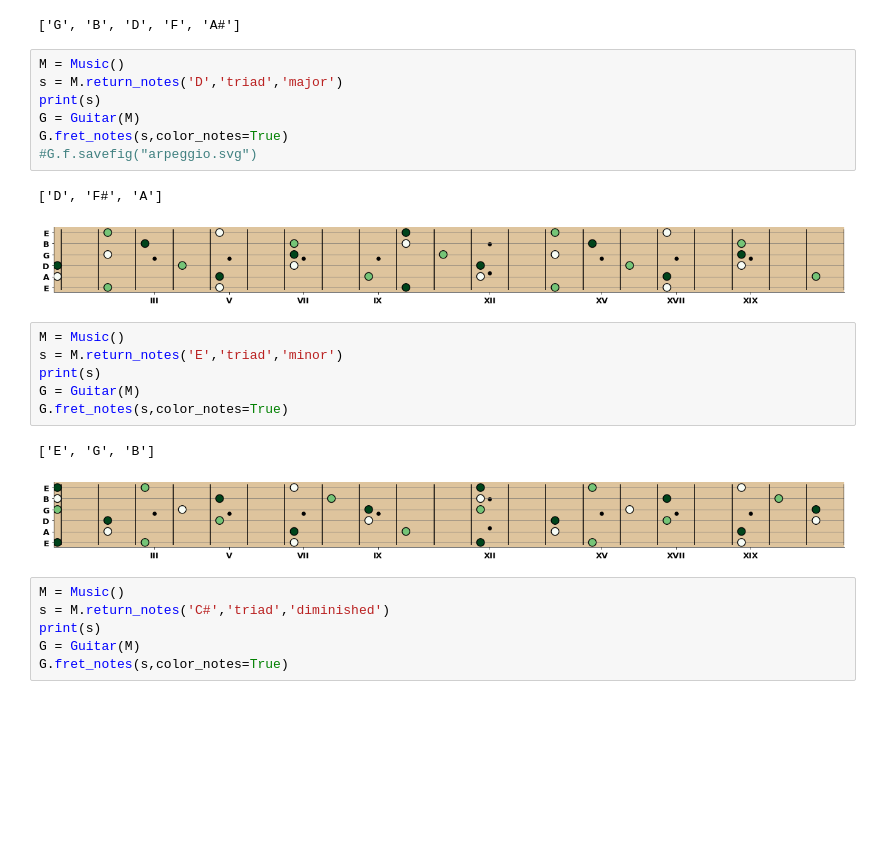
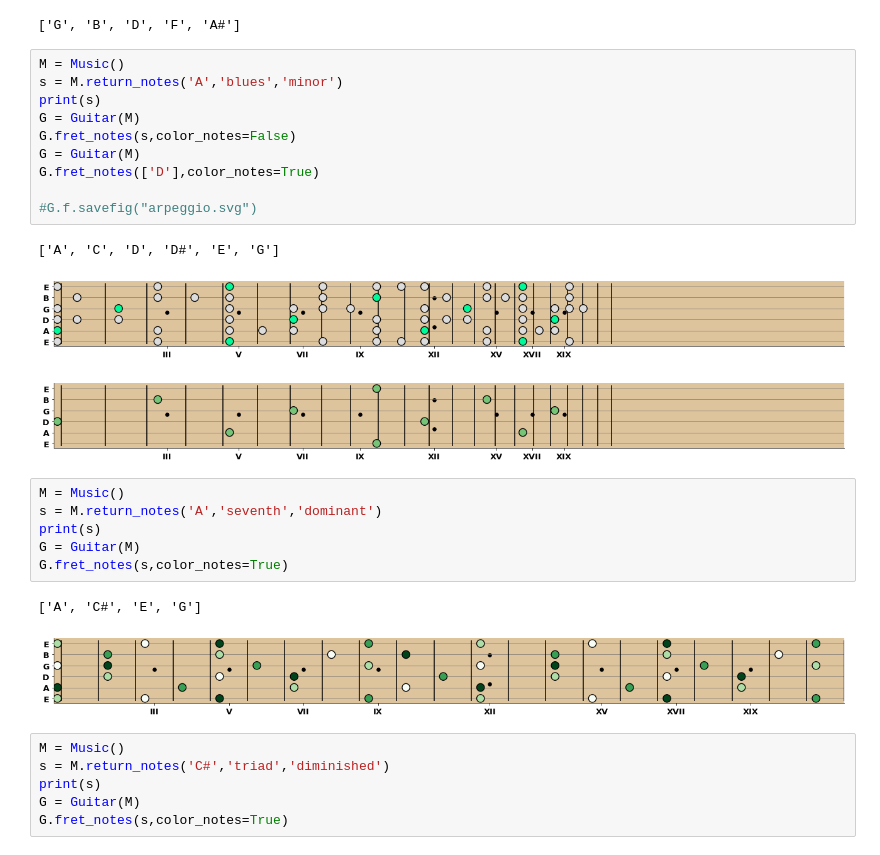
Before and after one commit to dantaki/music, a Jupyter notebook: fretter.ipynb, the cells around one changed output. Cells and saved outputs as stored; diff of their text form; blank space fills up the shorter version.

Commit message:
added blues scales and made fret distance follow the rule of 18

```diff
--- a/fretter.ipynb
+++ b/fretter.ipynb
@@ -182,23 +202,27 @@ Music().return_notes('G','seventh_sharp_ninth','dominant')
 ['G', 'B', 'D', 'F', 'A#']
 # %%
 M = Music()
-s = M.return_notes('D','triad','major')
+s = M.return_notes('A','blues','minor')
 print(s)
 G = Guitar(M)
-G.fret_notes(s,color_notes=True)
+G.fret_notes(s,color_notes=False)
+G = Guitar(M)
+G.fret_notes(['D'],color_notes=True)
+
 #G.f.savefig("arpeggio.svg")
 # %% [output]
-['D', 'F#', 'A']
+['A', 'C', 'D', 'D#', 'E', 'G']
-[figure, old version]
+[figure, new version]
+[figure, added]
 # %%
 M = Music()
-s = M.return_notes('E','triad','minor')
+s = M.return_notes('A','seventh','dominant')
 print(s)
 G = Guitar(M)
 G.fret_notes(s,color_notes=True)
 # %% [output]
-['E', 'G', 'B']
+['A', 'C#', 'E', 'G']
-[figure, old version]
+[figure, new version]
 # %%
 M = Music()
 s = M.return_notes('C#','triad','diminished')
```
Also changed, not shown: parts of 1 cell of this notebook, 1 other file.
